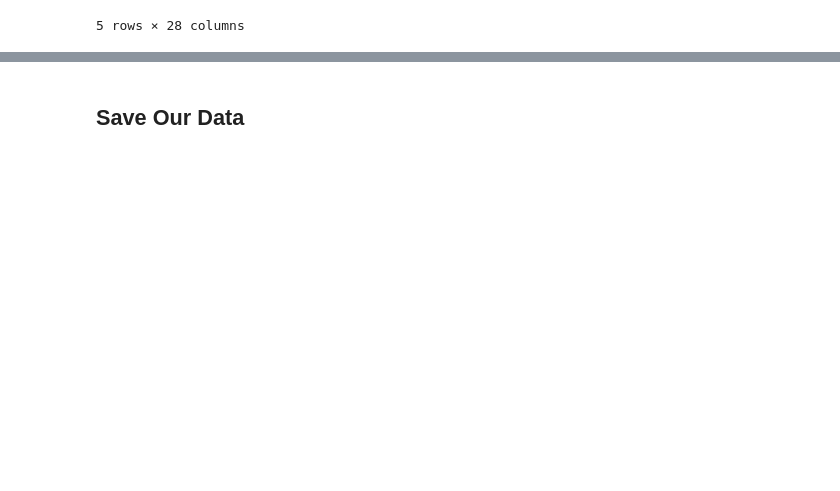
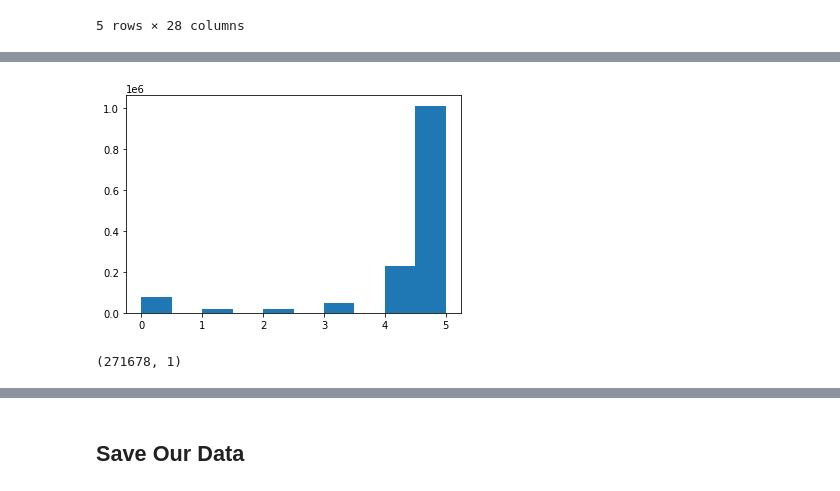
Before and after one commit to arielletannin/RecipesCapstone, a Jupyter notebook: 01_DataWrangling.ipynb, the cells around one changed output, grey strips where cells are left out. Drawn from its saved outputs; the diff is of its cells as text; code cells hidden in the pictures; blank space fills up the shorter version.

```diff
--- a/01_DataWrangling.ipynb
+++ b/01_DataWrangling.ipynb
@@ -452,0 +318,3 @@ We have a clean dataset with no null values, removed significant outliers and po
+# %%
+reviews = pd.read_csv('data/reviews.csv')
+reviews.head()
@@ -452,0 +328,12 @@ We have a clean dataset with no null values, removed significant outliers and po
+# %%
+reviews.drop(columns=['AuthorId','AuthorName','Review','DateSubmitted','DateModified'], inplace=True)
+# %%
+_=plt.hist(reviews.Rating)
+# %% [output]
+[figure, added]
+# %%
+#create a df for mean rating per recipe
+recipe_ratings = reviews.groupby('RecipeId').agg({'Rating':np.mean})
+recipe_ratings.shape
+# %% [output]
+(271678, 1)
```
Also changed, not shown: parts of 100 cells of this notebook.
